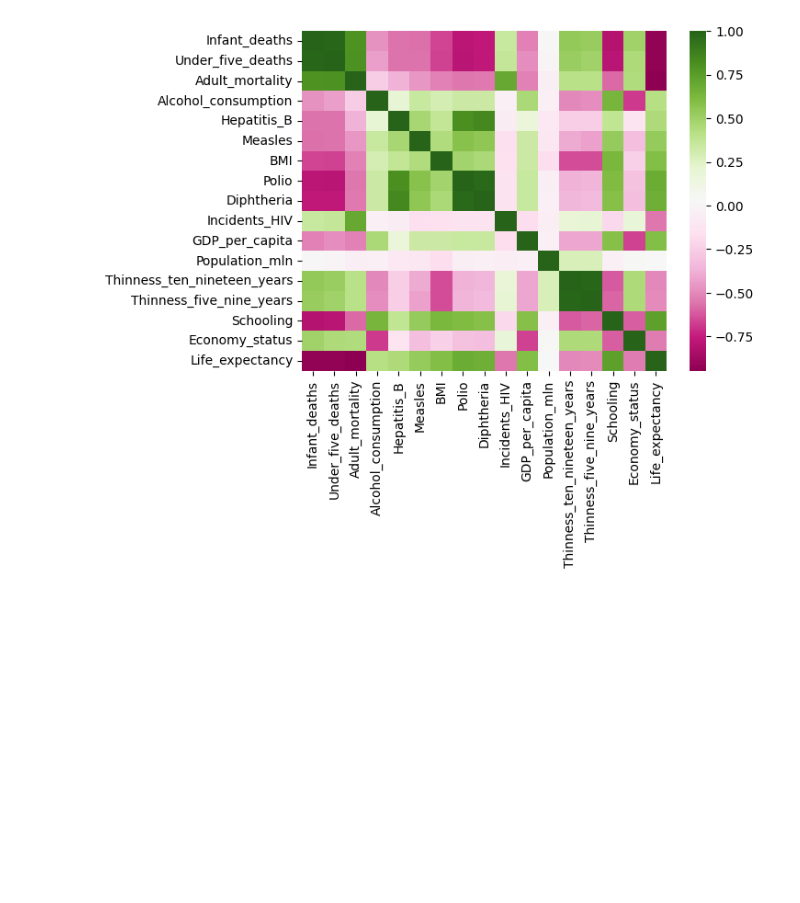
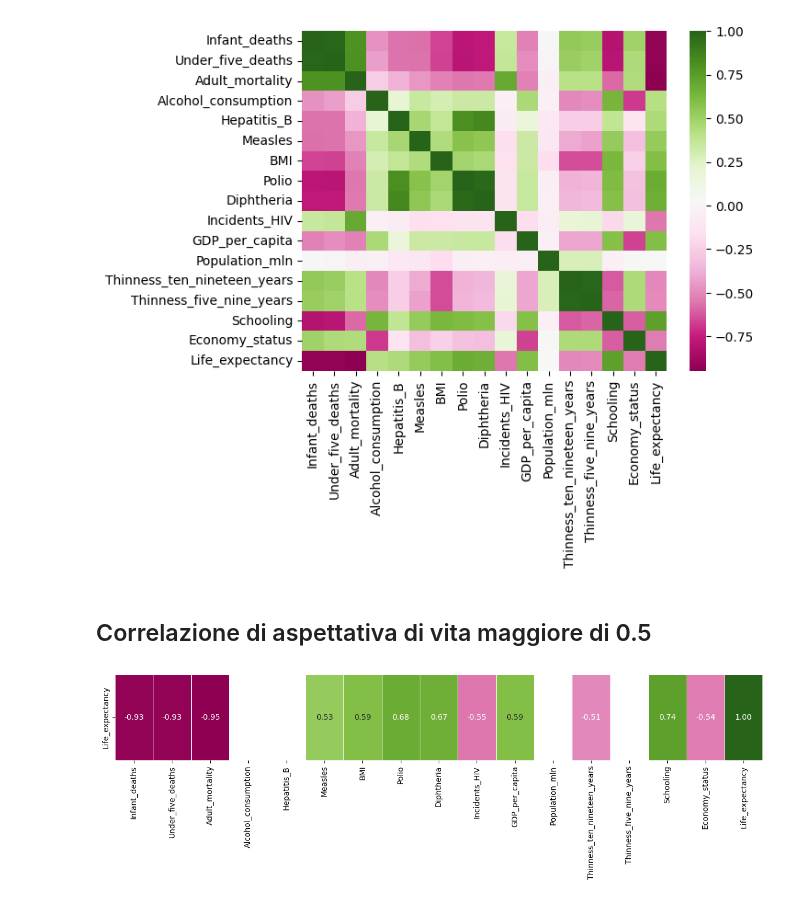
Before and after one commit to SkybunNataliia/Progetto-BigData, a Jupyter notebook: aspettativa_di_vita.ipynb, the cells around one changed output. Drawn from its saved outputs; the diff is of its cells as text; code cells hidden in the pictures; blank space fills up the shorter version.

Commit message:
Add max correlation heatmap

```diff
--- a/aspettativa_di_vita.ipynb
+++ b/aspettativa_di_vita.ipynb
@@ -194,3 +194,21 @@ sns.heatmap(df_numerico.corr(), cmap="PiYG")
 plt.show()
 # %% [output]
 [figure]
+# %% [markdown]
+## Correlazione di aspettativa di vita maggiore di 0.5
+# %%
+corr_matrix = df_numerico.corr()
+
+life_exp_corr = corr_matrix["Life_expectancy"]
+
+# Maschera i valori sotto la soglia di 0.5
+threshold = 0.5
+life_exp_corr_masked = life_exp_corr.where(life_exp_corr.abs() > threshold)
+
+# Crea la heatmap
+plt.figure(figsize=(15, 2))
+sns.heatmap(life_exp_corr_masked.to_frame().T, cmap="PiYG", annot=True, fmt=".2f", cbar_kws={'shrink': 0.8},
+            cbar=False, linewidths=0.5)
+plt.show()
+# %% [output]
+[figure, added]
```
